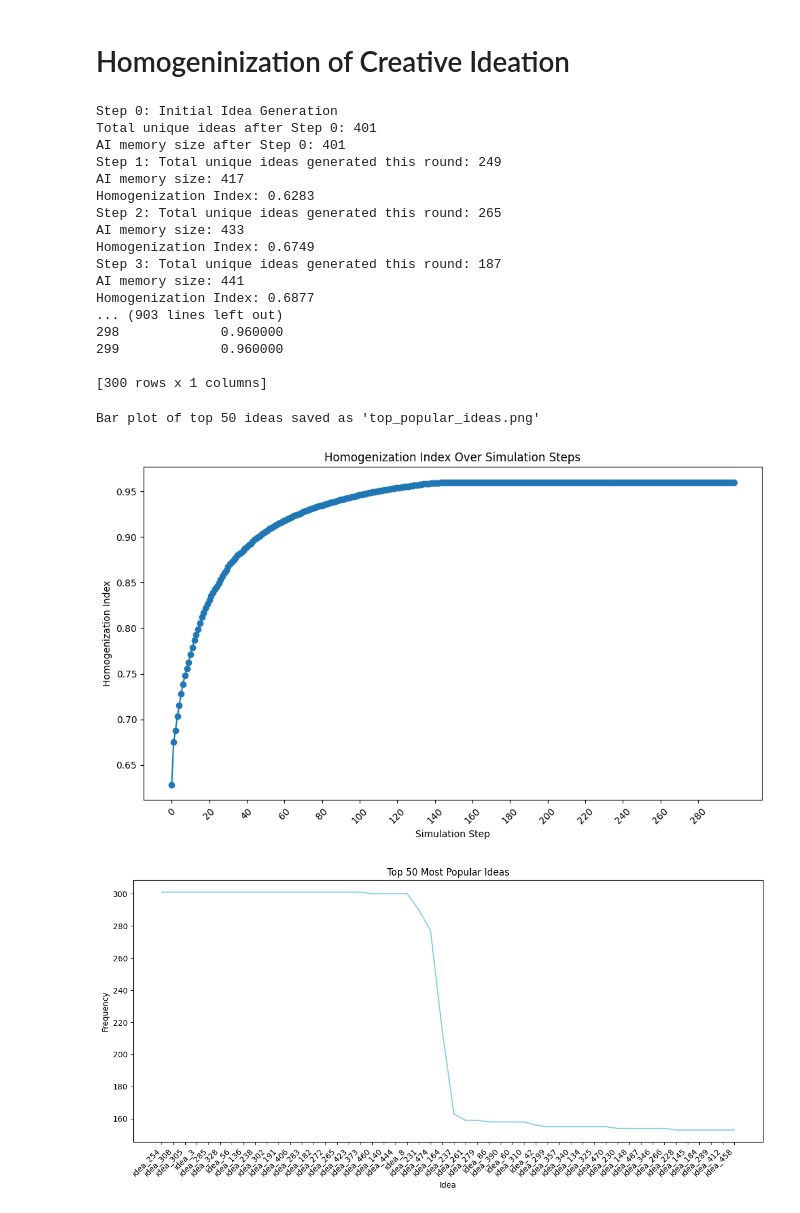
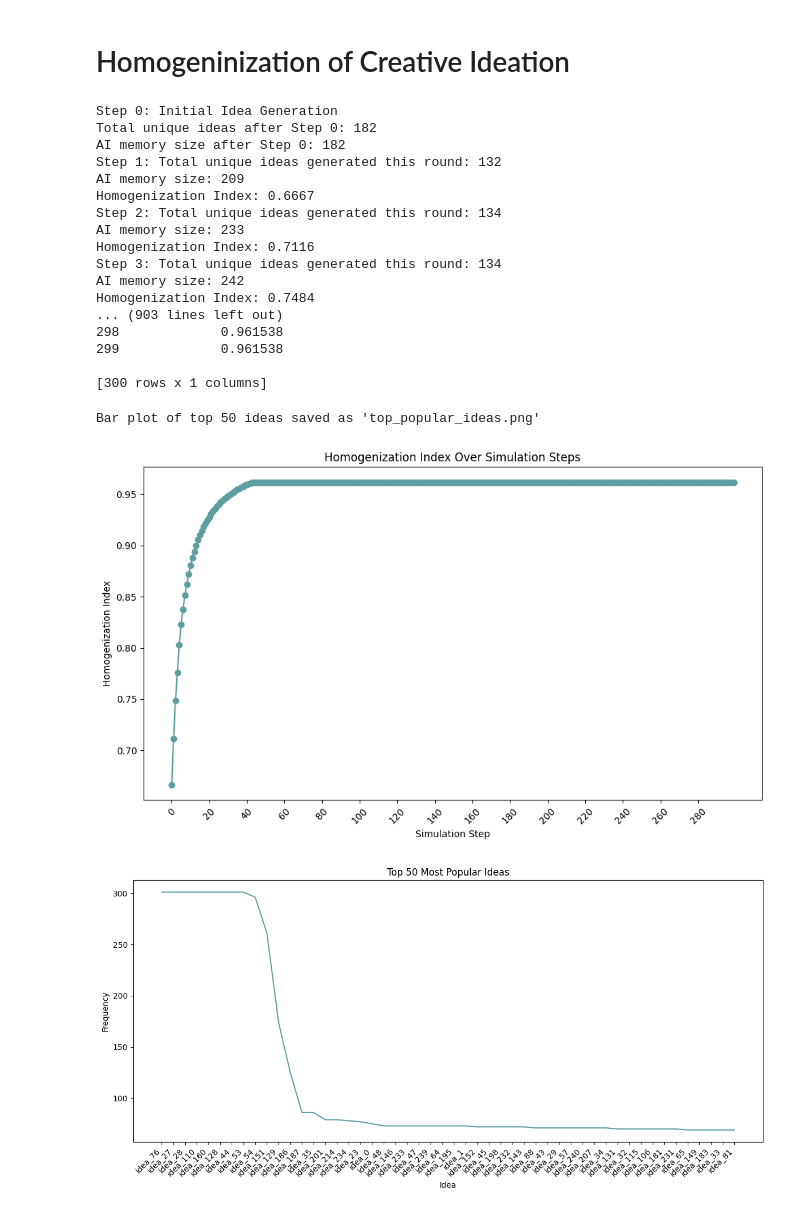
Before and after one commit to Miraah24/CMSS-final-assignment, a Jupyter notebook: simulation.ipynb, the cells around one changed output. Cells and saved outputs as stored; diff of their text form; code cells hidden in the pictures.

```diff
--- a/simulation.ipynb
+++ b/simulation.ipynb
@@ -31,7 +33,7 @@ class HumanAgent(mesa.Agent):
 
         # Self created ideas (remaining 50%)
         num_self_created = num_ideas_to_create - num_from_ai
-        num_from_memory = int(num_self_created * 0.8)
+        num_from_memory = int(num_self_created * 0.3)
         num_new_from_pool = num_self_created - num_from_memory
 
         # 30% from memory
@@ -97,8 +99,8 @@ class HomogenizationModel(mesa.Model):
         self.num_human_agents = num_human_agents
         self.total_idea_pool_size = total_idea_pool_size
         self.initial_ideas_per_actor = initial_ideas_per_actor
-        self.min_ideas = min_ideas()
-        self.max_ideas = max_ideas()
+        self.min_ideas = min_ideas
+        self.max_ideas = max_ideas
 
         self.all_model_agents = [] # List to hold all agents (renamed from self.agents)
         self.current_step = 0 # Track current simulation step
@@ -220,5 +289,4 @@ class HomogenizationModel(mesa.Model):
 # %%
-
 model = HomogenizationModel(num_human_agents=26, total_idea_pool_size=250)
 
 for i in range(300): # Run 50 steps after initial generation
@@ -230,48 +298,49 @@ print("\nModel-level data:")
 print(model_df)
 # %% [output]
 Step 0: Initial Idea Generation
-Total unique ideas after Step 0: 401
-AI memory size after Step 0: 401
-Step 1: Total unique ideas generated this round: 249
-AI memory size: 417
-Homogenization Index: 0.6283
-Step 2: Total unique ideas generated this round: 265
-AI memory size: 433
-Homogenization Index: 0.6749
-Step 3: Total unique ideas generated this round: 187
-AI memory size: 441
-Homogenization Index: 0.6877
+Total unique ideas after Step 0: 182
+AI memory size after Step 0: 182
+Step 1: Total unique ideas generated this round: 132
+AI memory size: 209
+Homogenization Index: 0.6667
+Step 2: Total unique ideas generated this round: 134
+AI memory size: 233
+Homogenization Index: 0.7116
+Step 3: Total unique ideas generated this round: 134
+AI memory size: 242
+Homogenization Index: 0.7484
 ... (903 lines left out)
-298             0.960000
-299             0.960000
+298             0.961538
+299             0.961538
 
 [300 rows x 1 columns]
 # %%
 
 plt.figure(figsize=(10, 6))
-plt.plot(model_df.index, model_df['HomogenizationIndex'], marker='o')
+plt.plot(model_df.index, model_df['HomogenizationIndex'], marker='o', color='cadetblue', markerfacecolor='cadetblue', markeredgecolor='cadetblue'    # marker edge color
+)
 plt.title('Homogenization Index Over Simulation Steps')
 plt.xlabel('Simulation Step')
 plt.ylabel('Homogenization Index')
 plt.grid(False)
 step = 20
 plt.xticks(model_df.index[::step], rotation=45)
 plt.tight_layout()
 
 
 N = 50
 top_ideas = sorted(model.ai_agent.eternal_memory.items(), key=lambda x: x[1], reverse=True)[:N]
 ideas, counts = zip(*top_ideas) if top_ideas else ([], [])
 
 plt.figure(figsize=(12, 6))
-plt.plot(ideas, counts, color='skyblue')
+plt.plot(ideas, counts, color='cadetblue')
 plt.title(f'Top {N} Most Popular Ideas')
 plt.xlabel('Idea')
 plt.ylabel('Frequency')
 plt.xticks(rotation=45, ha='right')
 plt.tight_layout()
 print(f"Bar plot of top {N} ideas saved as 'top_popular_ideas.png'")
 # %% [output]
 Bar plot of top 50 ideas saved as 'top_popular_ideas.png'
-[figure, old version]
+[figure, new version]
-[figure, old version]
+[figure, new version]
```
Also changed, not shown: parts of 2 cells of this notebook.
